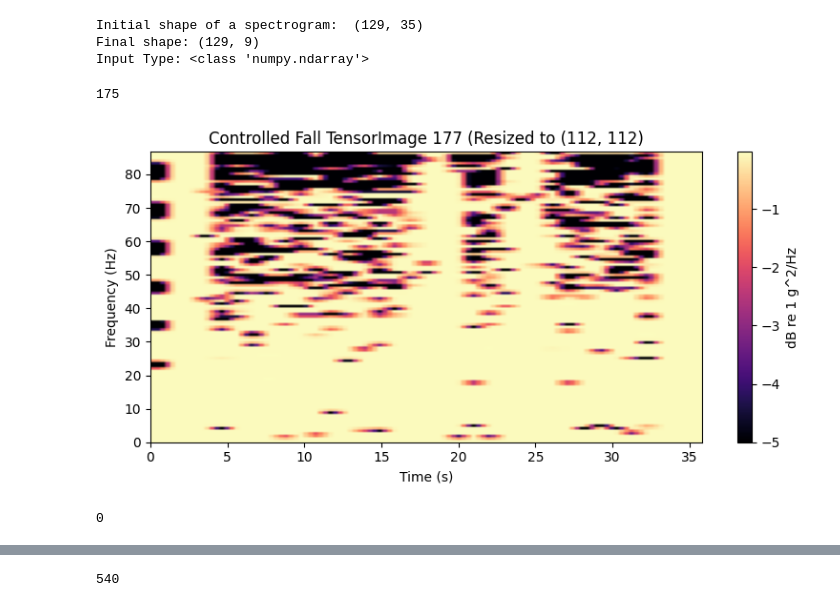
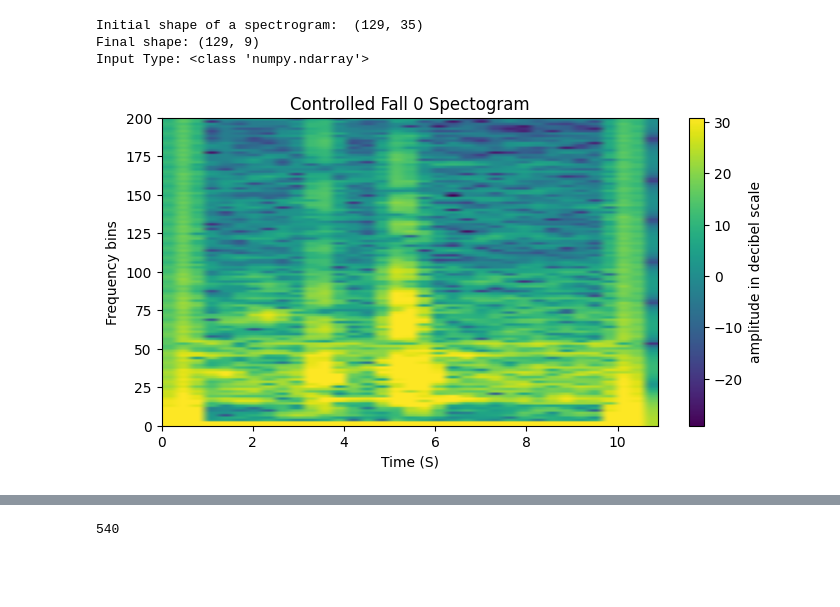
Before and after one commit to Vatnelid-Master-Project/data-analysis, a Jupyter notebook: classification.ipynb, the cells around one changed output, grey strips where cells are left out. Saved outputs shown, nothing was run; the diff lists cells and outputs as text; code cells hidden in the pictures; blank space fills up the shorter version.

```diff
--- a/classification.ipynb
+++ b/classification.ipynb
@@ -106,4 +32,0 @@ all_labels = []
-# %%
-hard_falls, hard = get_data(Path('.data/train/hardFall'), "Hard Fall")
-all_spectograms += hard_falls
-all_labels += hard
@@ -128,9 +32,0 @@ Generated 1 spectrograms - label: Hard Fall
-# %%
-controlled_falls, controlled = get_data(Path('.data/train/controlledFall'), 'Controlled Fall')
-slip_trip_falls, slip_trip = get_data(Path('.data/train/Slip/Trip'), 'SlipTrip')
-
-all_spectograms += controlled_falls
-all_labels += controlled
-
-all_spectograms += slip_trip_falls
-all_labels += slip_trip
@@ -279,7 +44,0 @@ valid_spec, valid_labels = split()
-# %%
-def get_label_index(label : str):
-
-    for i in range(len(all_labels)):
-        if all_labels[i] == label:
-            print(i)
-            break
@@ -351,15 +98,11 @@ def create_tensor_image(i : int):
 
 def get_y(i):
     return all_labels[i]
-# %%
-get_label_index("Controlled Fall")
-# %% [output]
-175
+# %%
+from plot_util import PlotUtil
+
+plotUtil = PlotUtil(spectrograms=all_spectrograms)
 # %%
-plot_vibration_spectrogram(create_tensor_image(175), title=f'Controlled Fall TensorImage {177} (Resized to {TARGET_HW}')
+plotUtil.show_spec(get_label_index('Controlled Fall', all_labels), title=f'Controlled Fall {get_label_index('Controlled Fall', all_labels)} Spectogram')
 # %% [output]
-[figure, old version]
+[figure, new version]
-# %%
-get_label_index("Hard Fall")
-# %% [output]
-0
```
Also changed, not shown: parts of 43 cells of this notebook, 4 other files.
